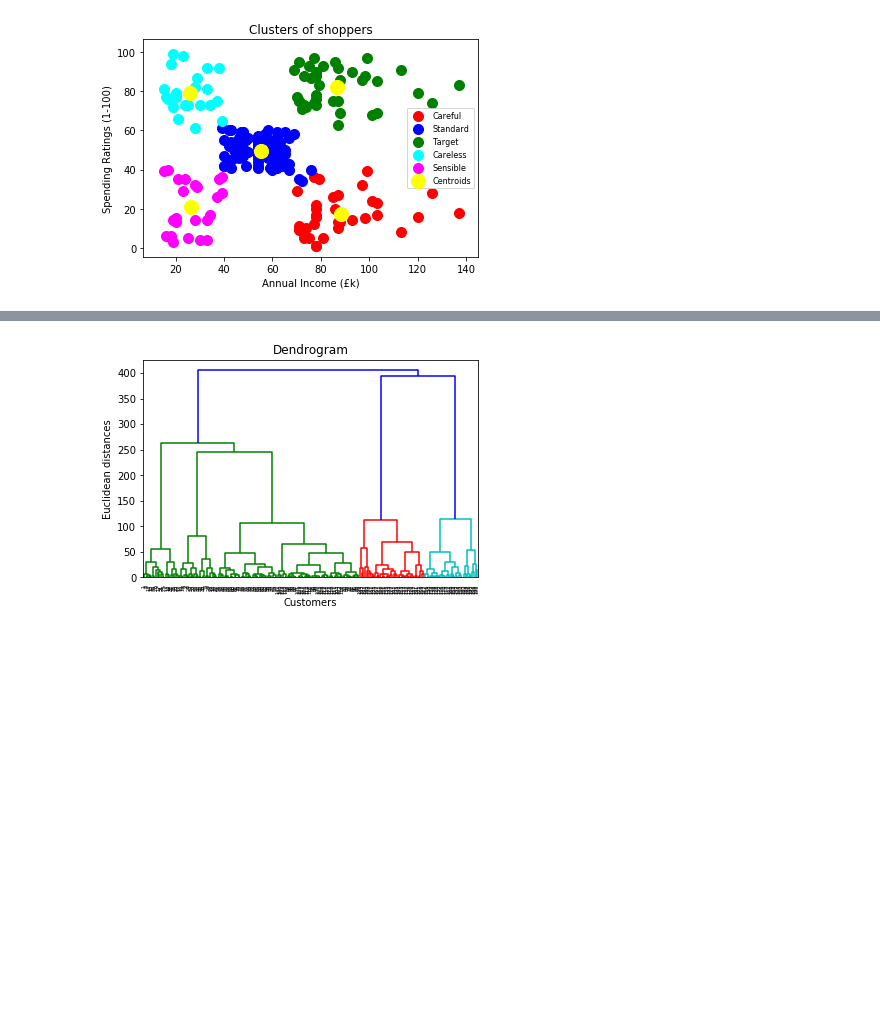
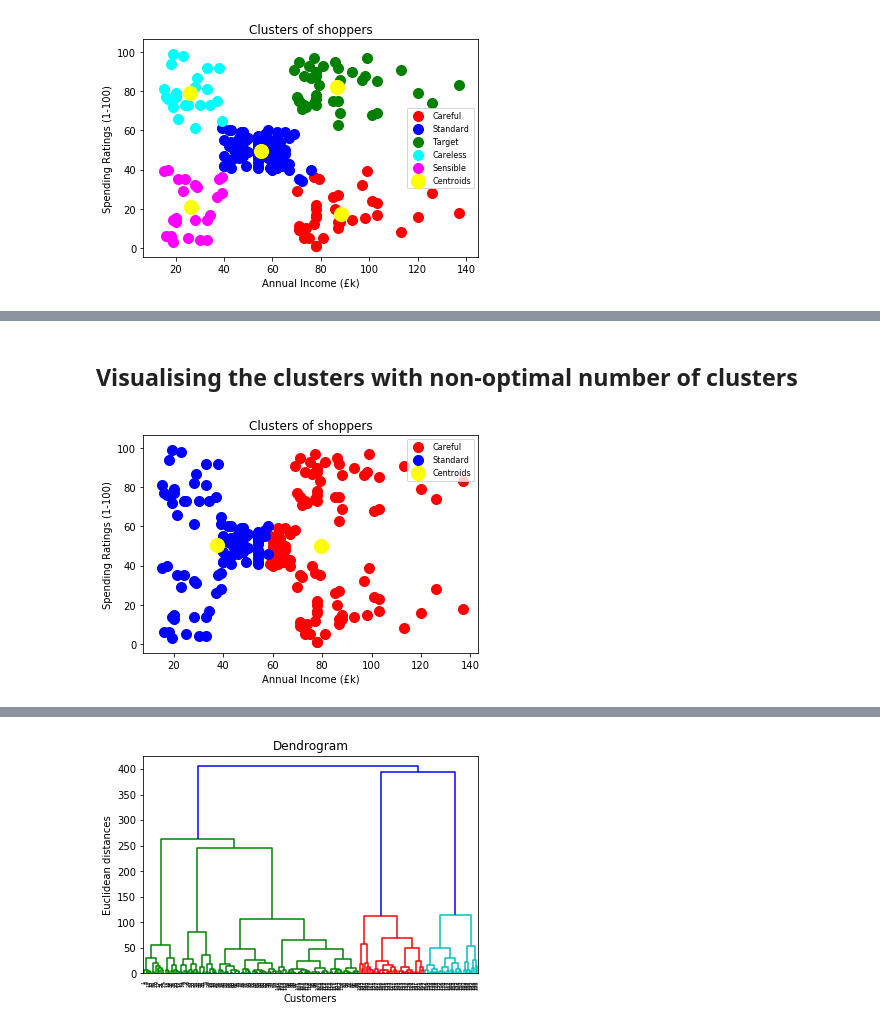
Before and after one commit to jasminelatham/Clustering, a Jupyter notebook: jbk_kmeans_Clustering.ipynb, the cells around one changed output, grey strips where cells are left out. Drawn from its saved outputs; the diff is of its cells as text; code cells hidden in the pictures; blank space fills up the shorter version.

```diff
--- a/jbk_kmeans_Clustering.ipynb
+++ b/jbk_kmeans_Clustering.ipynb
@@ -94,0 +144,16 @@ Using Dendrogram to find the optimal number of clusters' profiles
+# %%
+kmeans = KMeans(n_clusters = 2, init = 'k-means++', max_iter = 300, n_init = 10, random_state = 0)
+y_kmeans = kmeans.fit_predict(X)
+# %% [markdown]
+## Visualising the clusters with non-optimal number of clusters
+# %%
+plt.scatter(X[y_kmeans == 0, 0], X[y_kmeans == 0,1], s = 100, c = 'red', label = 'Careful')
+plt.scatter(X[y_kmeans == 1, 0], X[y_kmeans == 1,1], s = 100, c = 'blue', label = 'Standard')
+plt.scatter(kmeans.cluster_centers_[:,0], kmeans.cluster_centers_[:,1], s = 200, c = 'yellow', label = 'Centroids')
+plt.title('Clusters of shoppers')
+plt.xlabel('Annual Income (£k)')
+plt.ylabel('Spending Ratings (1-100)')
+plt.legend(loc=0, numpoints=10, ncol=1, fontsize=8)
+plt.show()
+# %% [output]
+[figure, added]
```
Also changed, not shown: parts of 17 cells of this notebook.
